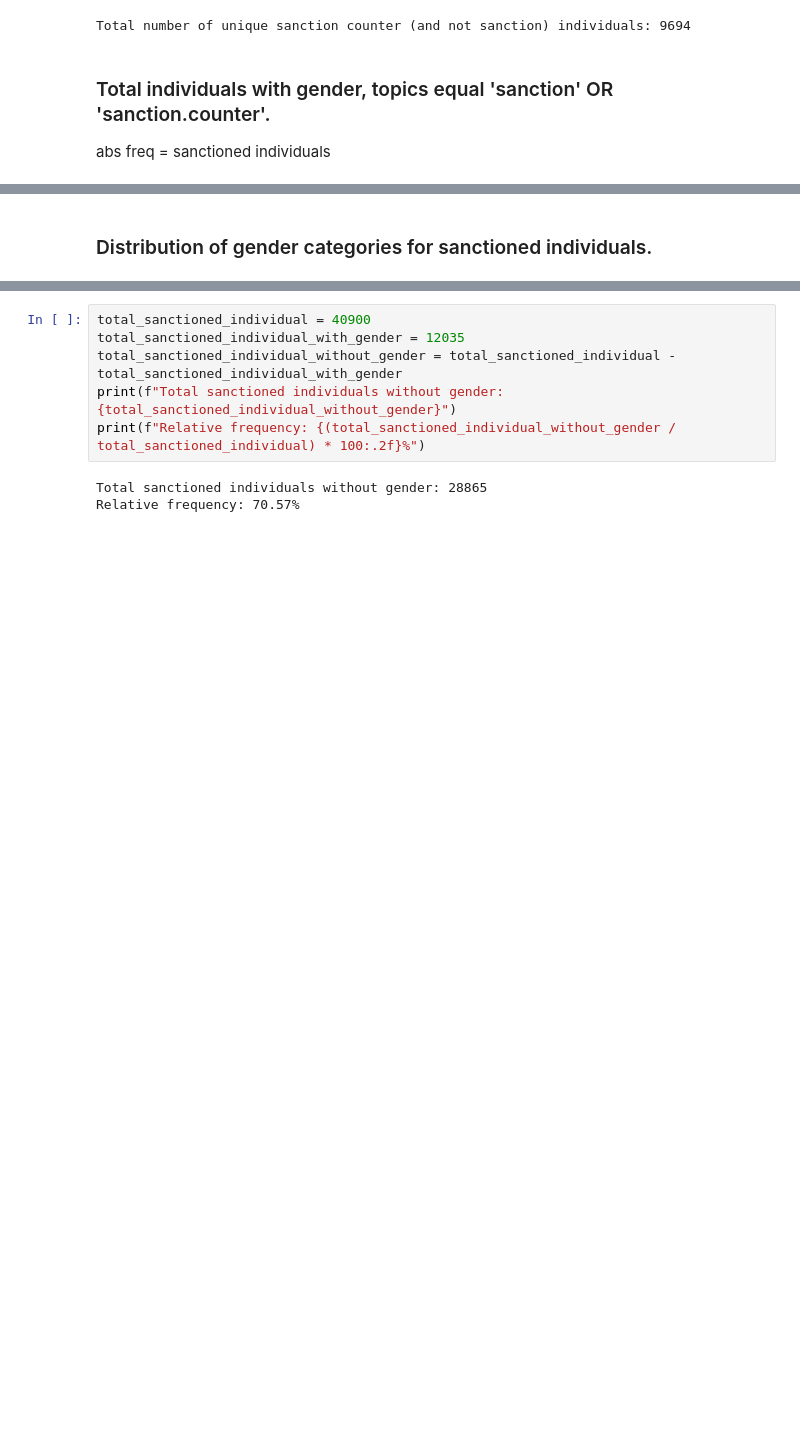
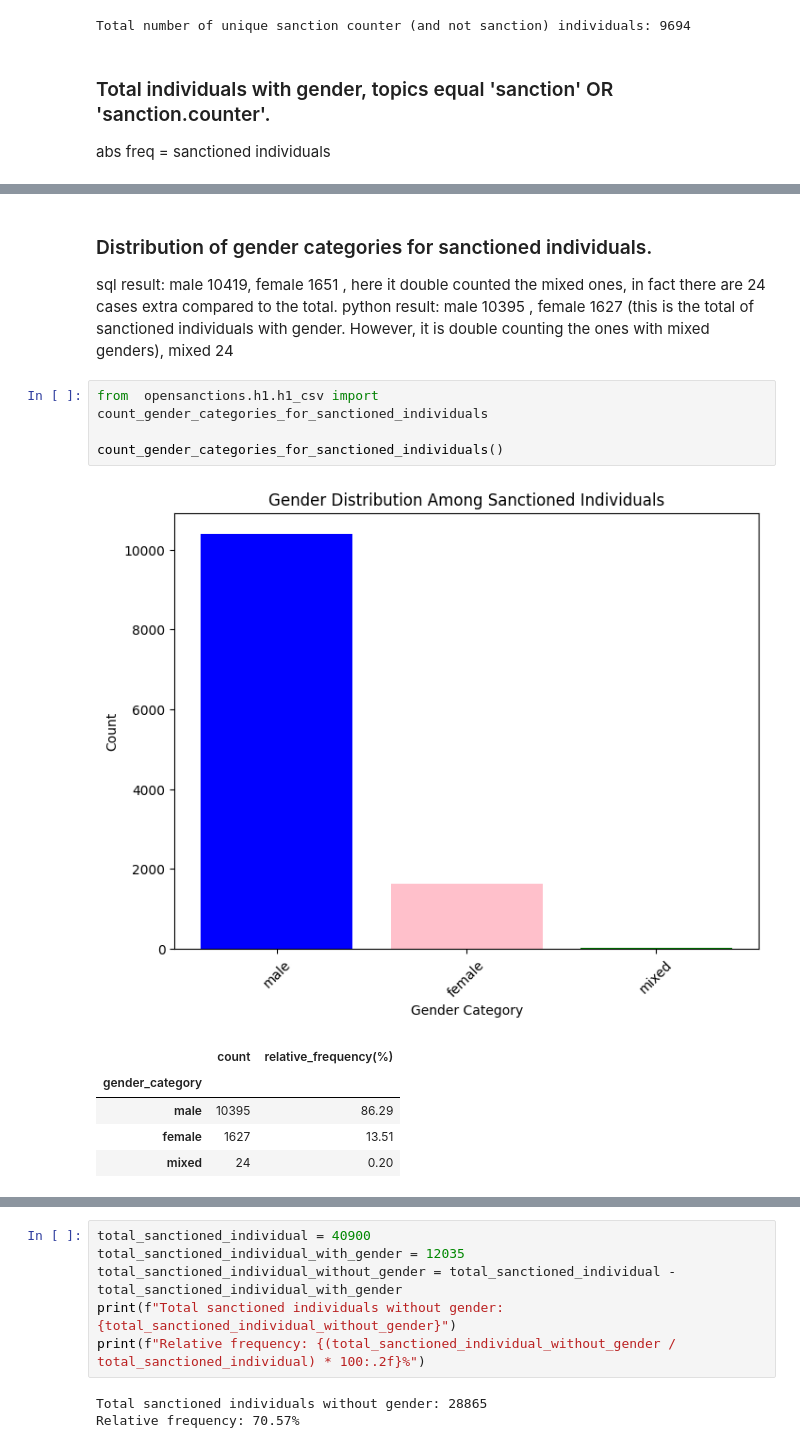
Before and after one commit to jellyrosp/opensanctions, a Jupyter notebook: jupyter_nb/h1/data_plot_h1_csv.ipynb, the cells around one changed output, grey strips where cells are left out. Drawn from its saved outputs; the diff is of its cells as text; blank space fills up the shorter version.

```diff
--- a/jupyter_nb/h1/data_plot_h1_csv.ipynb
+++ b/jupyter_nb/h1/data_plot_h1_csv.ipynb
@@ -43,4 +42,17 @@ Relative frequency: 29.43%
 # %% [markdown]
 ### Distribution of gender categories for sanctioned individuals.
+sql result: male	10419, female	1651 , here it double counted the mixed ones, in fact there are 24 cases extra compared to the total.
+python result: male 10395 , female 1627 (this is the total of sanctioned individuals with gender. However, it is double counting the ones with mixed genders), mixed 24
+# %%
+from  opensanctions.h1.h1_csv import count_gender_categories_for_sanctioned_individuals
+
+count_gender_categories_for_sanctioned_individuals()
+# %% [output]
+[figure, added]
+|  | count | relative_frequency(%) |
+| gender_category |  |  |
+| male | 10395 | 86.29 |
+| female | 1627 | 13.51 |
+| mixed | 24 | 0.20 |
 # %% [markdown]
 ### Total individuals without gender, topics equal 'sanction' OR 'sanction.counter'.
```
Also changed, not shown: parts of 8 cells of this notebook, 9 other files.
